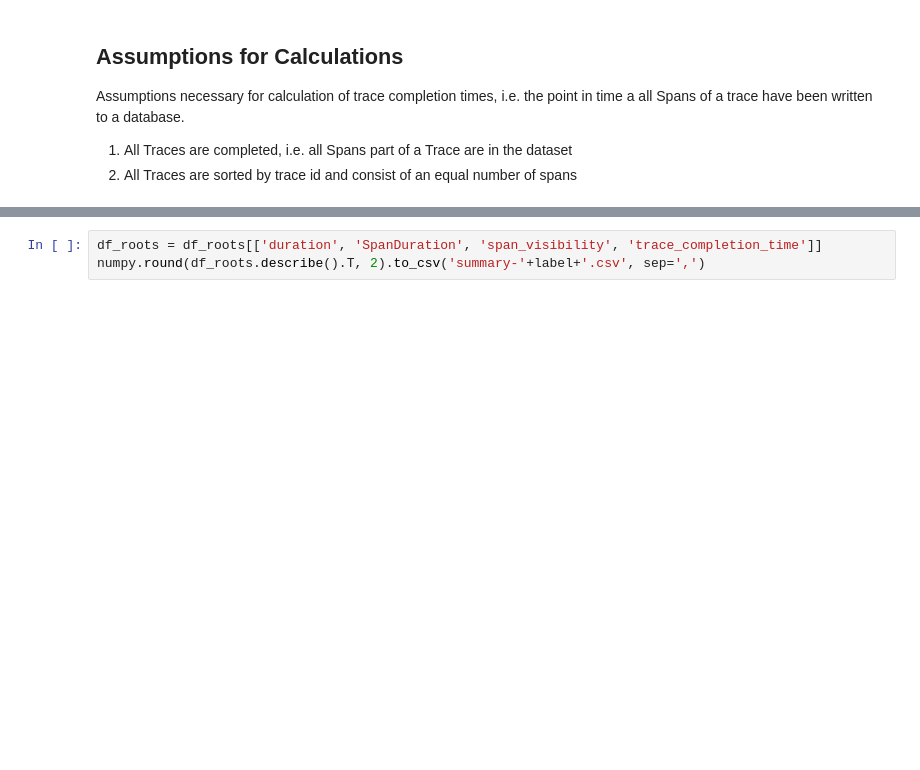
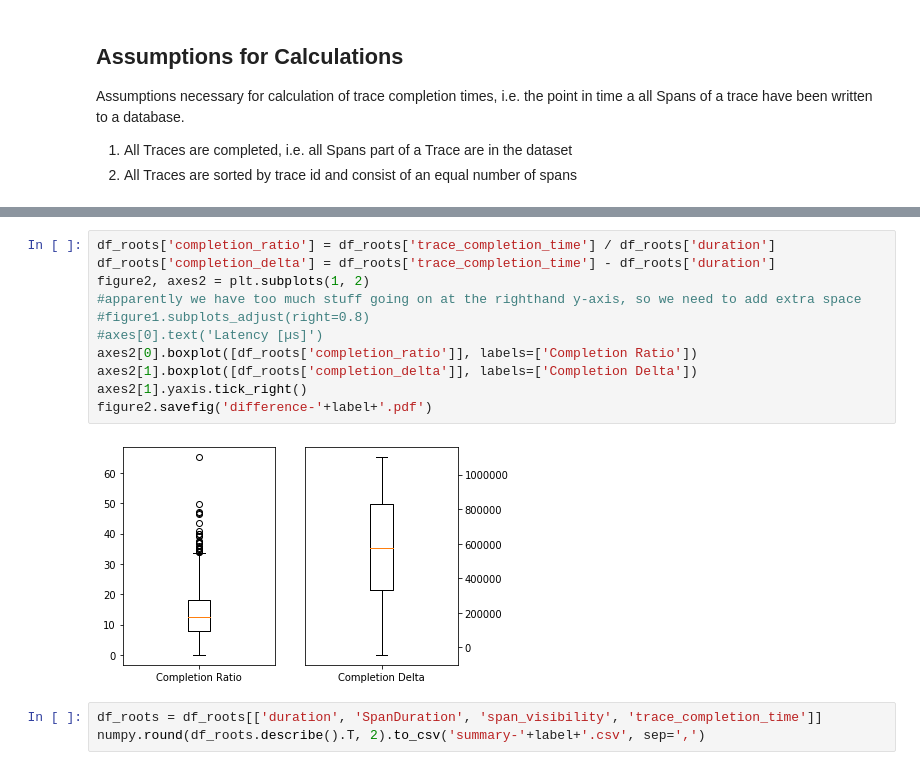
Before and after one commit to dominik-/t-race, a Jupyter notebook: analysis.ipynb, the cells around one changed output, grey strips where cells are left out. Cells and saved outputs as stored; diff of their text form; blank space fills up the shorter version.

```diff
--- a/analysis.ipynb
+++ b/analysis.ipynb
@@ -120,3 +135,16 @@ figure1.savefig('latency-'+label+'.pdf')
+# %%
+df_roots['completion_ratio'] = df_roots['trace_completion_time'] / df_roots['duration']
+df_roots['completion_delta'] = df_roots['trace_completion_time'] - df_roots['duration']
+figure2, axes2 = plt.subplots(1, 2)
+#apparently we have too much stuff going on at the righthand y-axis, so we need to add extra space
+#figure1.subplots_adjust(right=0.8)
+#axes[0].text('Latency [µs]')
+axes2[0].boxplot([df_roots['completion_ratio']], labels=['Completion Ratio'])
+axes2[1].boxplot([df_roots['completion_delta']], labels=['Completion Delta'])
+axes2[1].yaxis.tick_right()
+figure2.savefig('difference-'+label+'.pdf')
+# %% [output]
+[figure, added]
 # %%
 df_roots = df_roots[['duration', 'SpanDuration', 'span_visibility', 'trace_completion_time']]
 numpy.round(df_roots.describe().T, 2).to_csv('summary-'+label+'.csv', sep=',')
```
Also changed, not shown: parts of 3 cells of this notebook, 6 other files.
